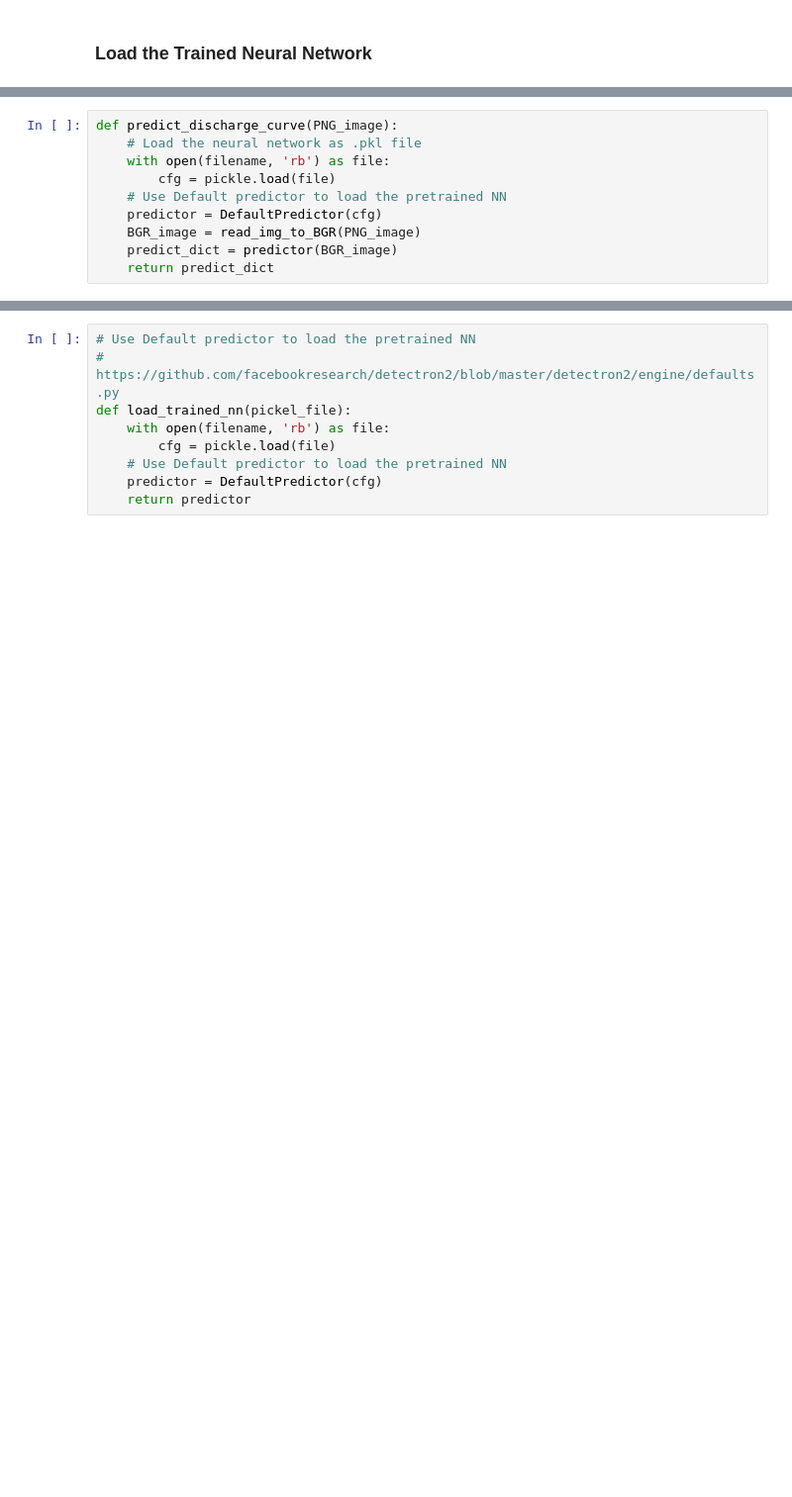
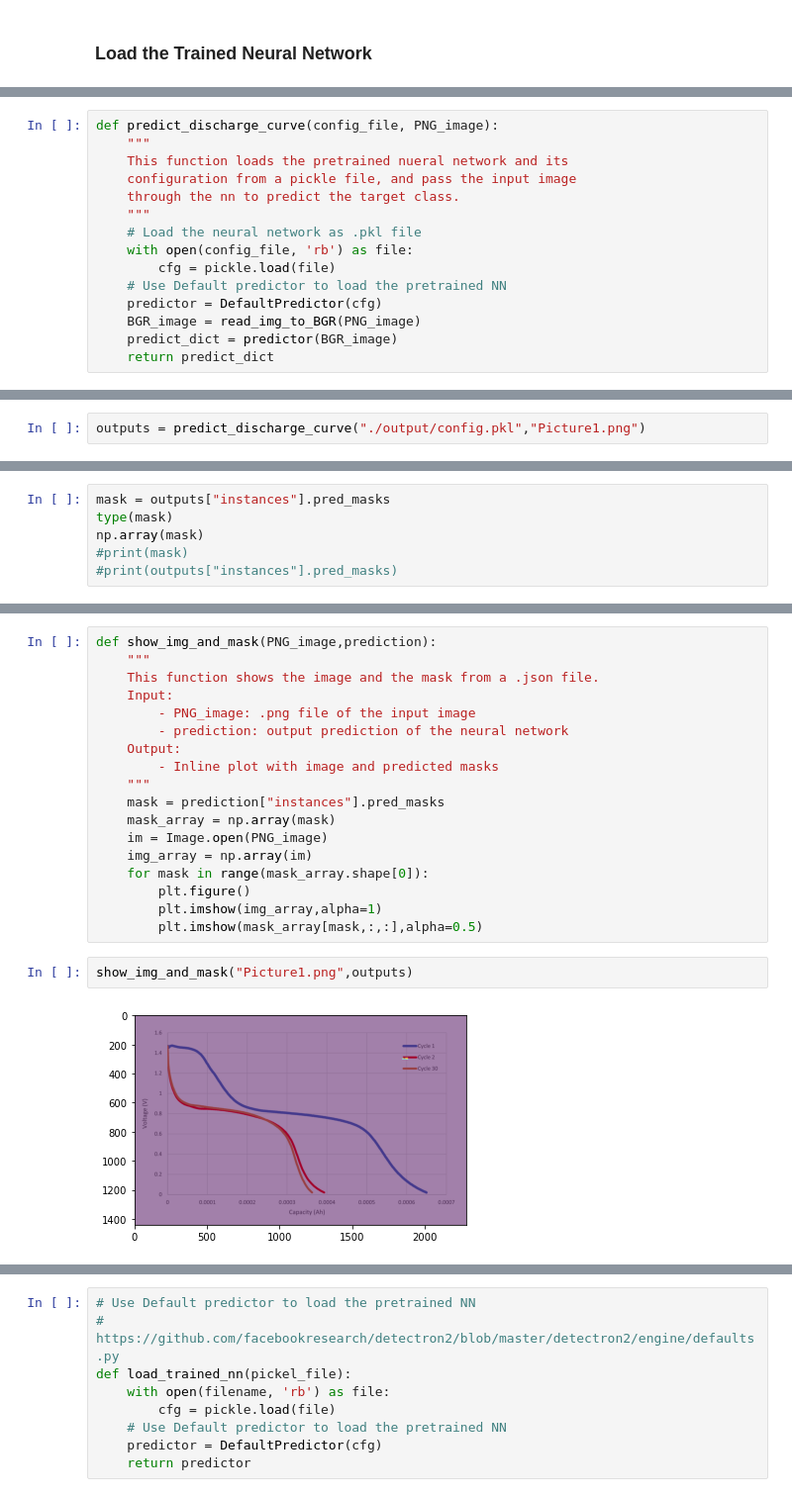
Before and after one commit to DataYoink/DataYoink, a Jupyter notebook: examples/Dataset_Cleanup.ipynb, the cells around one changed output, grey strips where cells are left out. Shown at 99% size. Saved outputs shown, nothing was run; the diff lists cells and outputs as text; blank space fills up the shorter version.

```diff
--- a/examples/Dataset_Cleanup.ipynb
+++ b/examples/Dataset_Cleanup.ipynb
@@ -311,7 +316,12 @@ img = read_img_to_BGR("abc.PNG")
 # %%
-def predict_discharge_curve(PNG_image):
+def predict_discharge_curve(config_file, PNG_image):
+    """
+    This function loads the pretrained nueral network and its
+    configuration from a pickle file, and pass the input image
+    through the nn to predict the target class.
+    """
     # Load the neural network as .pkl file
-    with open(filename, 'rb') as file:
+    with open(config_file, 'rb') as file:
         cfg = pickle.load(file)
     # Use Default predictor to load the pretrained NN
     predictor = DefaultPredictor(cfg)
@@ -324,0 +331,2 @@ outputs = predict_discharge_curve("abc.PNG")
+# %%
+outputs = predict_discharge_curve("./output/config.pkl","Picture1.png")
@@ -324,0 +343,6 @@ outputs = predict_discharge_curve("abc.PNG")
+# %%
+mask = outputs["instances"].pred_masks
+type(mask)
+np.array(mask)
+#print(mask)
+#print(outputs["instances"].pred_masks)
@@ -324,0 +367,22 @@ outputs = predict_discharge_curve("abc.PNG")
+# %%
+def show_img_and_mask(PNG_image,prediction):
+    """
+    This function shows the image and the mask from a .json file.
+    Input:
+        - PNG_image: .png file of the input image
+        - prediction: output prediction of the neural network
+    Output:
+        - Inline plot with image and predicted masks
+    """
+    mask = prediction["instances"].pred_masks
+    mask_array = np.array(mask)
+    im = Image.open(PNG_image)
+    img_array = np.array(im)
+    for mask in range(mask_array.shape[0]):
+        plt.figure()
+        plt.imshow(img_array,alpha=1)
+        plt.imshow(mask_array[mask,:,:],alpha=0.5)
+# %%
+show_img_and_mask("Picture1.png",outputs)
+# %% [output]
+[figure, added]
```
Also changed, not shown: parts of 21 cells of this notebook.
